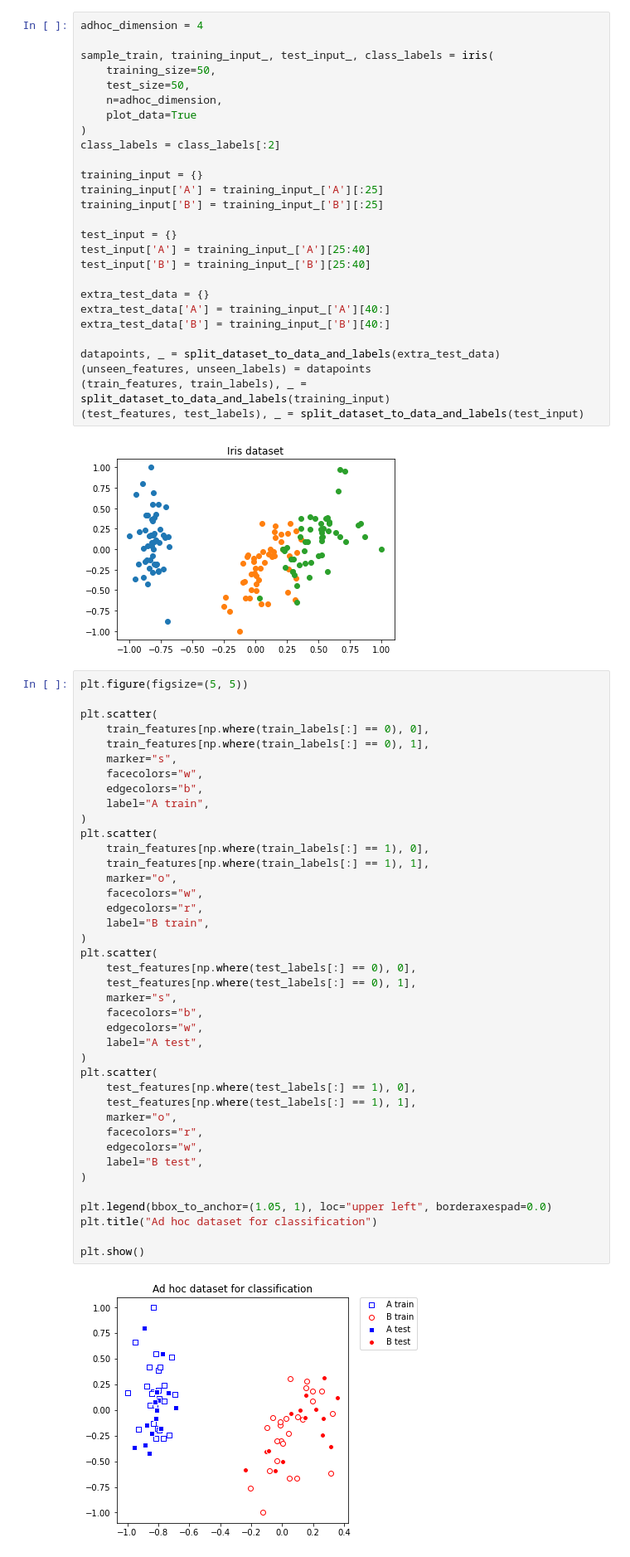
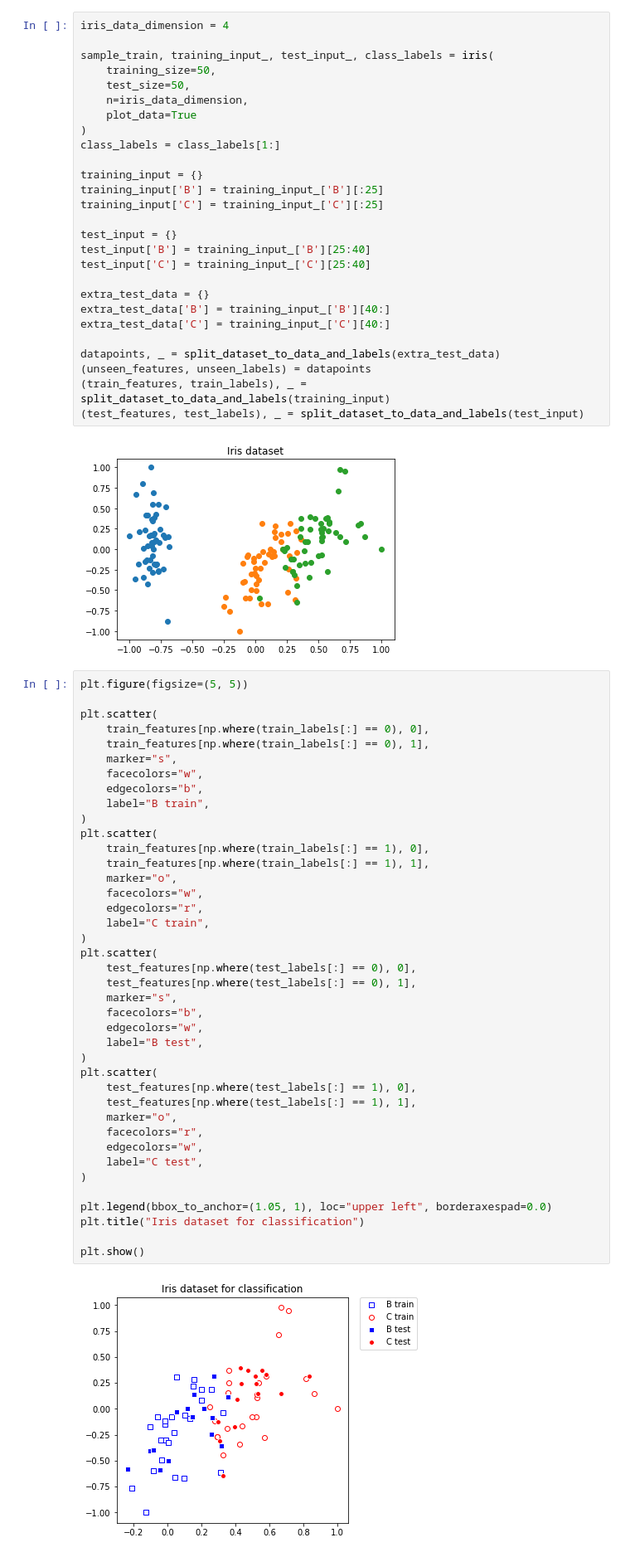
Before and after one commit to zedd-08/quantum-computing-project, a Jupyter notebook: iris_all_tests.ipynb, the cells around one changed output. Shown at 83% size. Cells and saved outputs as stored; diff of their text form.

```diff
--- a/iris_all_tests.ipynb
+++ b/iris_all_tests.ipynb
@@ -25,25 +25,25 @@ aqua_globals.random_seed = seed
 # %%
-adhoc_dimension = 4
+iris_data_dimension = 4
 
 sample_train, training_input_, test_input_, class_labels = iris(
     training_size=50,
     test_size=50,
-    n=adhoc_dimension,
+    n=iris_data_dimension,
     plot_data=True
 )
-class_labels = class_labels[:2]
+class_labels = class_labels[1:]
 
 training_input = {}
-training_input['A'] = training_input_['A'][:25]
 training_input['B'] = training_input_['B'][:25]
+training_input['C'] = training_input_['C'][:25]
 
 test_input = {}
-test_input['A'] = training_input_['A'][25:40]
 test_input['B'] = training_input_['B'][25:40]
+test_input['C'] = training_input_['C'][25:40]
 
 extra_test_data = {}
-extra_test_data['A'] = training_input_['A'][40:]
 extra_test_data['B'] = training_input_['B'][40:]
+extra_test_data['C'] = training_input_['C'][40:]
 
 datapoints, _ = split_dataset_to_data_and_labels(extra_test_data)
 (unseen_features, unseen_labels) = datapoints
@@ -60,39 +60,39 @@ plt.scatter(
     marker="s",
     facecolors="w",
     edgecolors="b",
-    label="A train",
+    label="B train",
 )
 plt.scatter(
     train_features[np.where(train_labels[:] == 1), 0],
     train_features[np.where(train_labels[:] == 1), 1],
     marker="o",
     facecolors="w",
     edgecolors="r",
-    label="B train",
+    label="C train",
 )
 plt.scatter(
     test_features[np.where(test_labels[:] == 0), 0],
     test_features[np.where(test_labels[:] == 0), 1],
     marker="s",
     facecolors="b",
     edgecolors="w",
-    label="A test",
+    label="B test",
 )
 plt.scatter(
     test_features[np.where(test_labels[:] == 1), 0],
     test_features[np.where(test_labels[:] == 1), 1],
     marker="o",
     facecolors="r",
     edgecolors="w",
-    label="B test",
+    label="C test",
 )
 
 plt.legend(bbox_to_anchor=(1.05, 1), loc="upper left", borderaxespad=0.0)
-plt.title("Ad hoc dataset for classification")
+plt.title("Iris dataset for classification")
 
 plt.show()
 # %% [output]
-[figure, old version]
+[figure, new version]
 # %%
 plt.figure(figsize=(5, 5))
 
```
Also changed, not shown: parts of 9 cells of this notebook, 9 other files.
